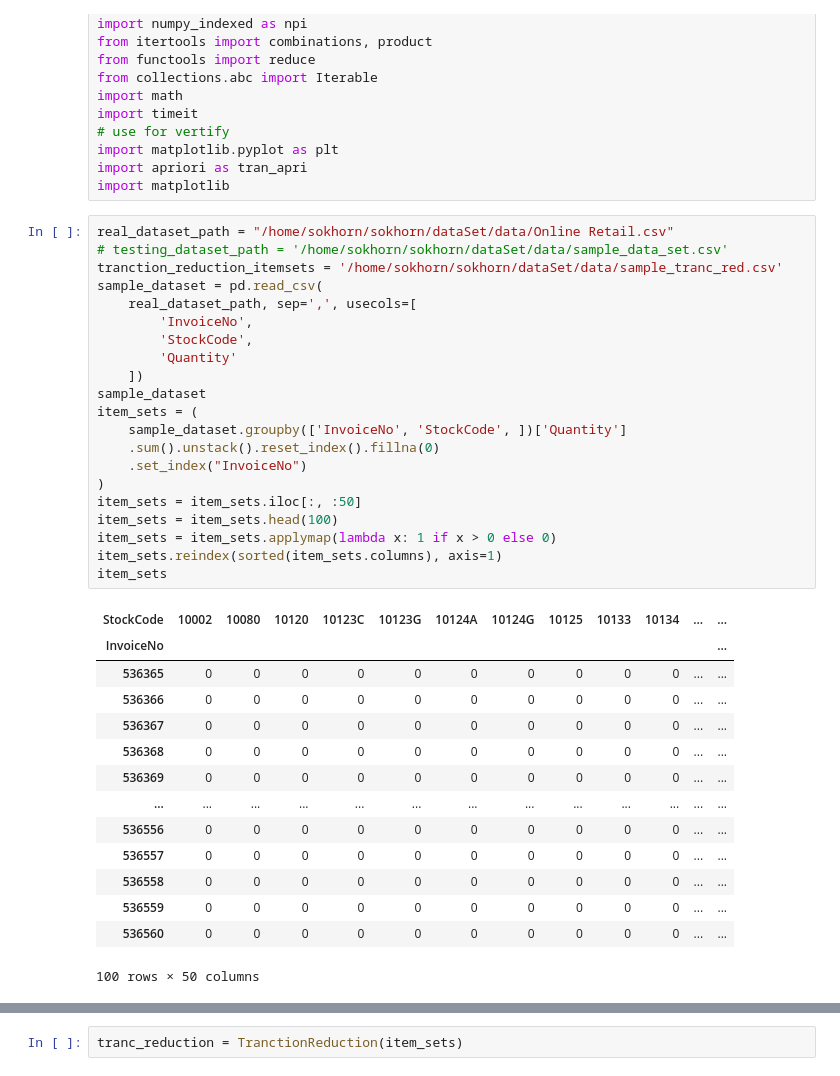
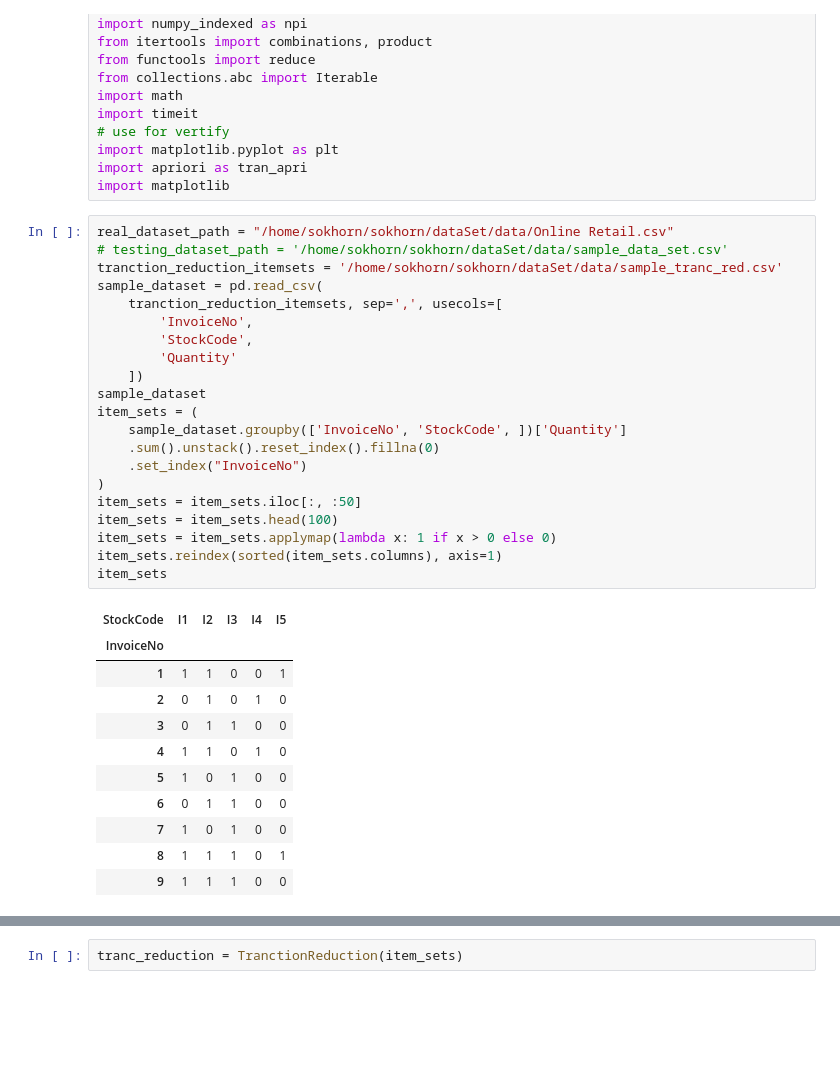
Before and after one commit to khysokhornrupp/RUPP-Apriori-, a Jupyter notebook: all_in_one_test.ipynb, the cells around one changed output, grey strips where cells are left out. Drawn from its saved outputs; the diff is of its cells as text; blank space fills up the shorter version.

```diff
--- a/all_in_one_test.ipynb
+++ b/all_in_one_test.ipynb
@@ -15,39 +15,36 @@ import matplotlib
 # %%
 real_dataset_path = "/home/sokhorn/sokhorn/dataSet/data/Online Retail.csv"
 # testing_dataset_path = '/home/sokhorn/sokhorn/dataSet/data/sample_data_set.csv'
 tranction_reduction_itemsets = '/home/sokhorn/sokhorn/dataSet/data/sample_tranc_red.csv'
 sample_dataset = pd.read_csv(
-    real_dataset_path, sep=',', usecols=[
+    tranction_reduction_itemsets, sep=',', usecols=[
         'InvoiceNo',
         'StockCode',
         'Quantity'
     ])
 sample_dataset
 item_sets = (
     sample_dataset.groupby(['InvoiceNo', 'StockCode', ])['Quantity']
     .sum().unstack().reset_index().fillna(0)
     .set_index("InvoiceNo")
 )
 item_sets = item_sets.iloc[:, :50]
 item_sets = item_sets.head(100)
 item_sets = item_sets.applymap(lambda x: 1 if x > 0 else 0)
 item_sets.reindex(sorted(item_sets.columns), axis=1)
 item_sets
 # %% [output]
-| StockCode | 10002 | 10080 | 10120 | 10123C | 10123G | 10124A | 10124G | 10125 | 10133 | 10134 | ... | ... |
-| InvoiceNo |  |  |  |  |  |  |  |  |  |  |  | ... |
-| 536365 | 0 | 0 | 0 | 0 | 0 | 0 | 0 | 0 | 0 | 0 | ... | ... |
-| 536366 | 0 | 0 | 0 | 0 | 0 | 0 | 0 | 0 | 0 | 0 | ... | ... |
-| 536367 | 0 | 0 | 0 | 0 | 0 | 0 | 0 | 0 | 0 | 0 | ... | ... |
-| 536368 | 0 | 0 | 0 | 0 | 0 | 0 | 0 | 0 | 0 | 0 | ... | ... |
-| 536369 | 0 | 0 | 0 | 0 | 0 | 0 | 0 | 0 | 0 | 0 | ... | ... |
-| ... | ... | ... | ... | ... | ... | ... | ... | ... | ... | ... | ... | ... |
-| 536556 | 0 | 0 | 0 | 0 | 0 | 0 | 0 | 0 | 0 | 0 | ... | ... |
-| 536557 | 0 | 0 | 0 | 0 | 0 | 0 | 0 | 0 | 0 | 0 | ... | ... |
-| 536558 | 0 | 0 | 0 | 0 | 0 | 0 | 0 | 0 | 0 | 0 | ... | ... |
-| 536559 | 0 | 0 | 0 | 0 | 0 | 0 | 0 | 0 | 0 | 0 | ... | ... |
-| 536560 | 0 | 0 | 0 | 0 | 0 | 0 | 0 | 0 | 0 | 0 | ... | ... |
+| StockCode | I1 | I2 | I3 | I4 | I5 |
+| InvoiceNo |  |  |  |  |  |
+| 1 | 1 | 1 | 0 | 0 | 1 |
+| 2 | 0 | 1 | 0 | 1 | 0 |
+| 3 | 0 | 1 | 1 | 0 | 0 |
+| 4 | 1 | 1 | 0 | 1 | 0 |
+| 5 | 1 | 0 | 1 | 0 | 0 |
+| 6 | 0 | 1 | 1 | 0 | 0 |
+| 7 | 1 | 0 | 1 | 0 | 0 |
+| 8 | 1 | 1 | 1 | 0 | 1 |
+| 9 | 1 | 1 | 1 | 0 | 0 |
-100 rows × 50 columns
 # %%
 # Sebastian Raschka 2014-2020
 # myxtend Machine Learning Library Extensions
```
Also changed, not shown: parts of 27 cells of this notebook, 18 other files.
